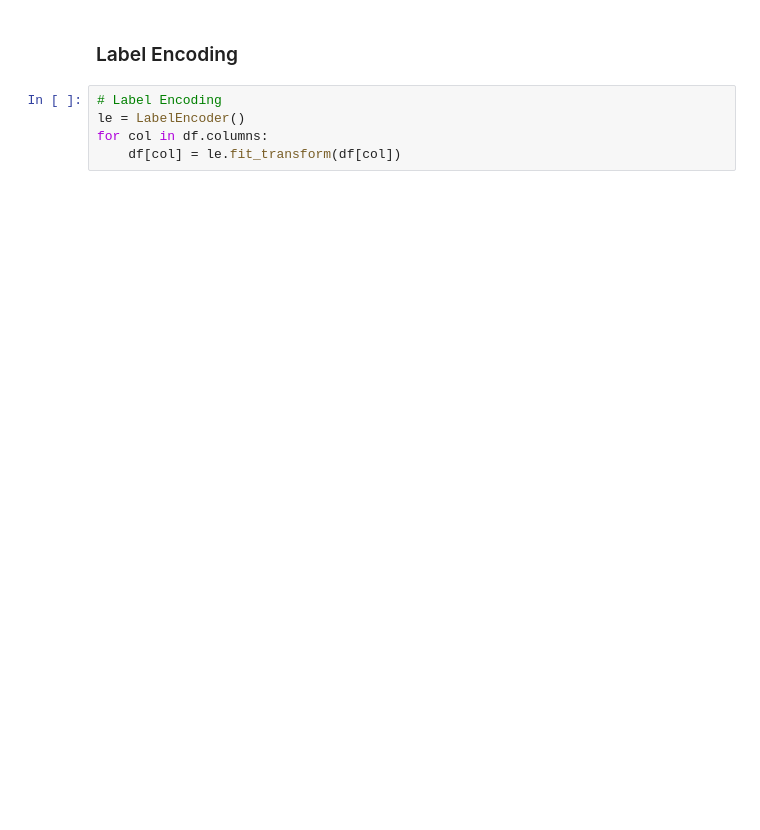
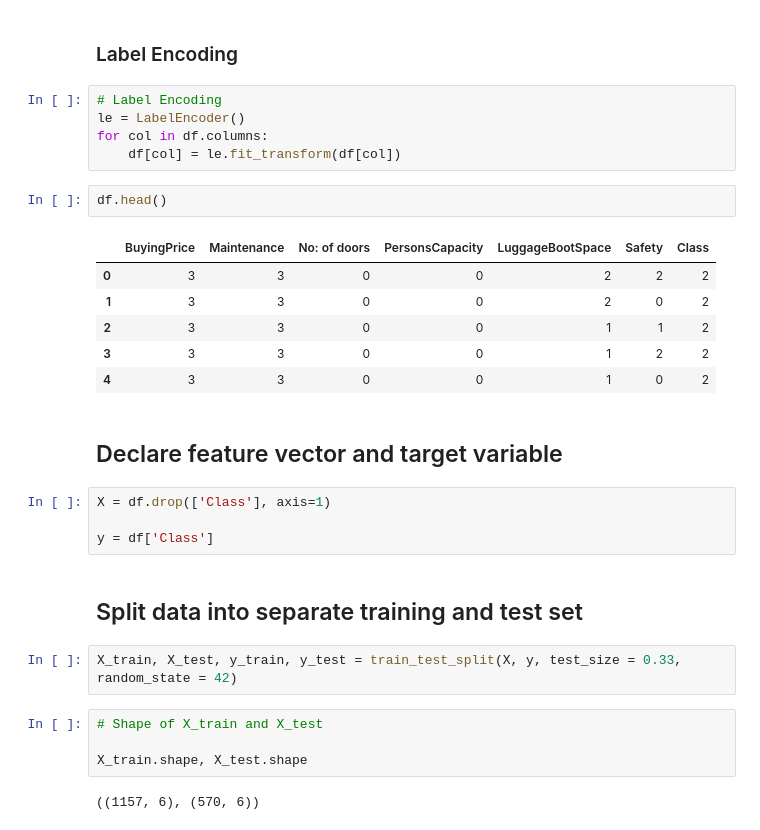
Before and after one commit to Ansareze/Machine-Learning-Projects, a Jupyter notebook: Supervised Learning/RandomForestClassifier/RandomForestClassifier.ipynb, the cells around one changed output. Saved outputs shown, nothing was run; the diff lists cells and outputs as text; blank space fills up the shorter version.

```diff
--- a/Supervised Learning/RandomForestClassifier/RandomForestClassifier.ipynb
+++ b/Supervised Learning/RandomForestClassifier/RandomForestClassifier.ipynb
@@ -166,3 +169,28 @@ plt.show()
 le = LabelEncoder()
 for col in df.columns:
     df[col] = le.fit_transform(df[col])
+# %%
+df.head()
+# %% [output]
+|  | BuyingPrice | Maintenance | No: of doors | PersonsCapacity | LuggageBootSpace | Safety | Class |
+| 0 | 3 | 3 | 0 | 0 | 2 | 2 | 2 |
+| 1 | 3 | 3 | 0 | 0 | 2 | 0 | 2 |
+| 2 | 3 | 3 | 0 | 0 | 1 | 1 | 2 |
+| 3 | 3 | 3 | 0 | 0 | 1 | 2 | 2 |
+| 4 | 3 | 3 | 0 | 0 | 1 | 0 | 2 |
+# %% [markdown]
+## Declare feature vector and target variable
+# %%
+X = df.drop(['Class'], axis=1)
+
+y = df['Class']
+# %% [markdown]
+## Split data into separate training and test set
+# %%
+X_train, X_test, y_train, y_test = train_test_split(X, y, test_size = 0.33, random_state = 42)
+# %%
+# Shape of X_train and X_test
+
+X_train.shape, X_test.shape
+# %% [output]
+((1157, 6), (570, 6))
```
Also changed, not shown: parts of 16 cells of this notebook.
